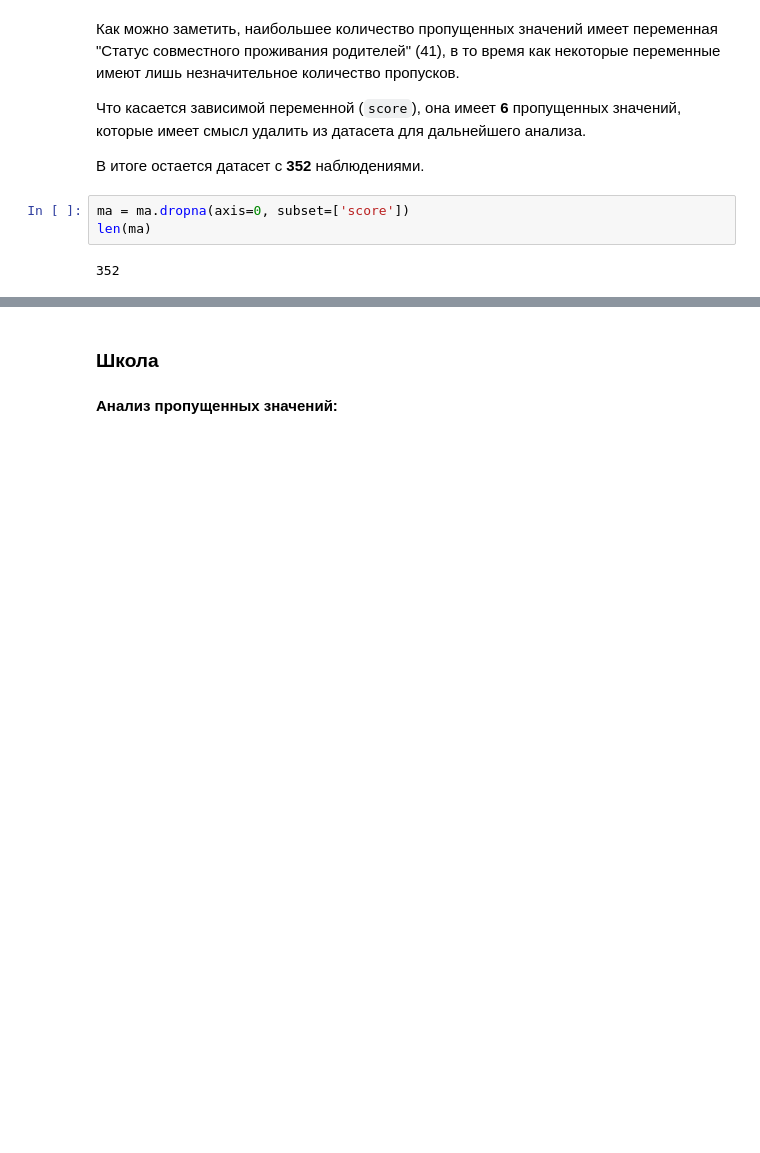
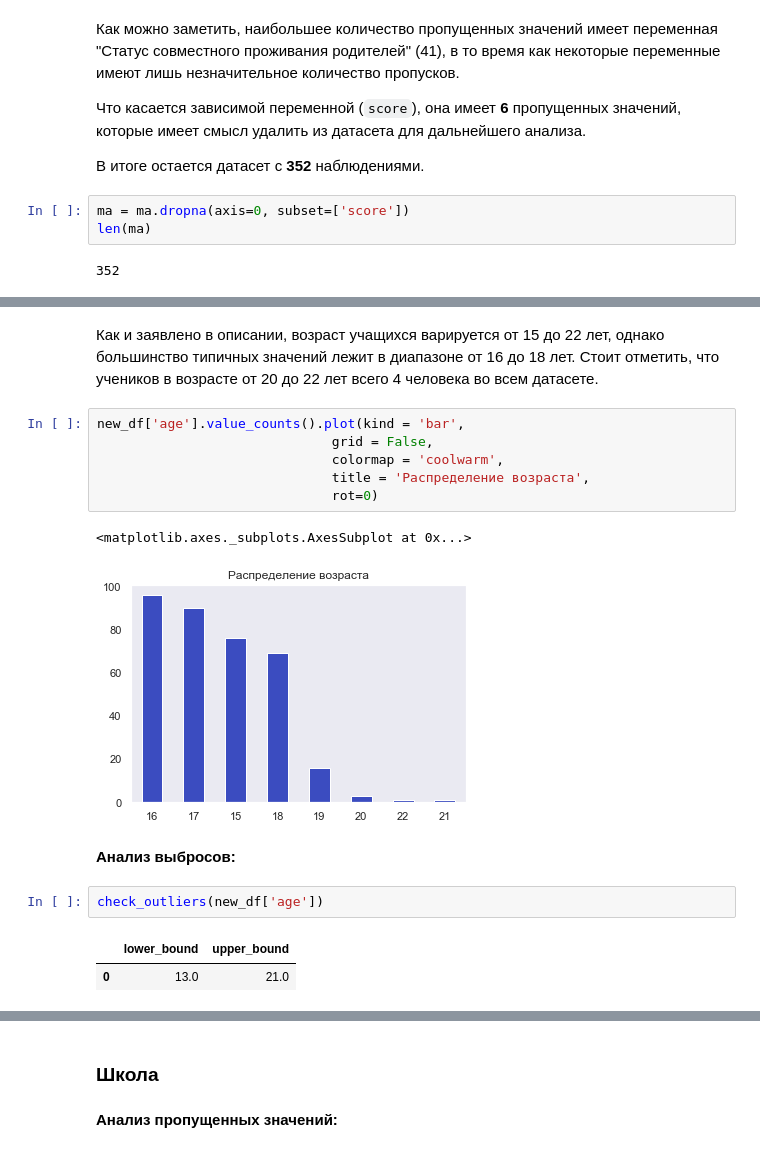
Before and after one commit to Ksenia-Bochkareva/Module_2, a Jupyter notebook: Module_2.ipynb, the cells around one changed output, grey strips where cells are left out. Cells and saved outputs as stored; diff of their text form; blank space fills up the shorter version.

```diff
--- a/Module_2.ipynb
+++ b/Module_2.ipynb
@@ -155,0 +222,18 @@ Text(0.5, 0, 'Диапазон баллов')
+# %% [markdown]
+Как и заявлено в описании, возраст учащихся варируется от 15 до 22 лет, однако большинство типичных значений лежит в диапазоне от 16 до 18 лет. Стоит отметить, что учеников в возрасте от 20 до 22 лет всего 4 человека во всем датасете.
+# %%
+new_df['age'].value_counts().plot(kind = 'bar',
+                              grid = False,
+                              colormap = 'coolwarm',
+                              title = 'Распределение возраста',
+                              rot=0)
+# %% [output]
+<matplotlib.axes._subplots.AxesSubplot at 0x...>
+[figure, added]
+# %% [markdown]
+**Анализ выбросов:**
+# %%
+check_outliers(new_df['age'])
+# %% [output]
+|  | lower_bound | upper_bound |
+| 0 | 13.0 | 21.0 |
```
Also changed, not shown: parts of 249 cells of this notebook.
